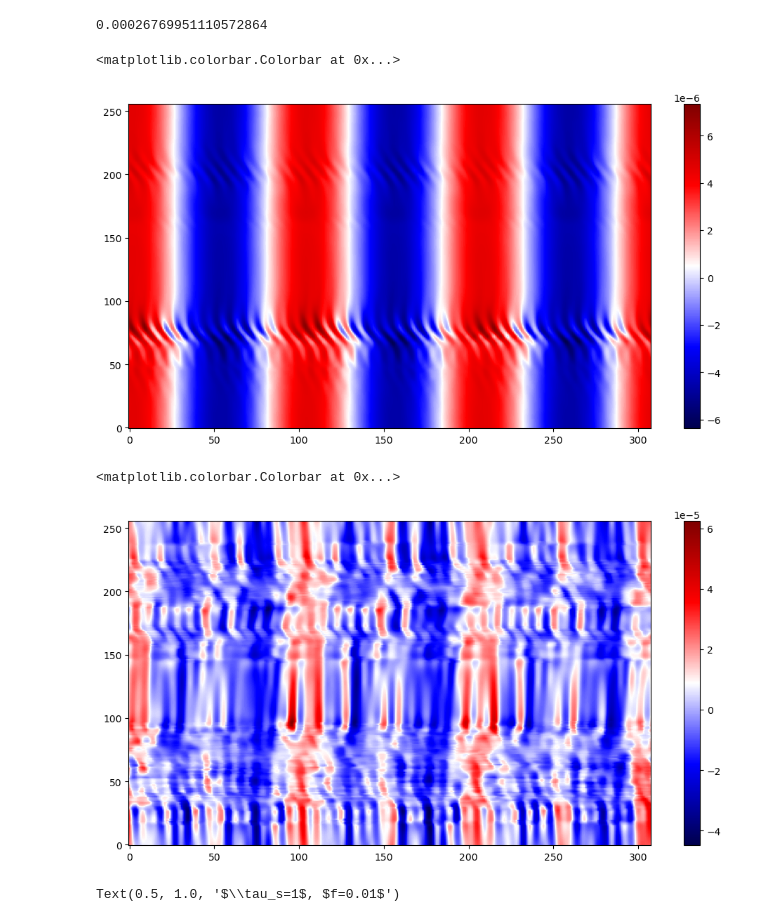
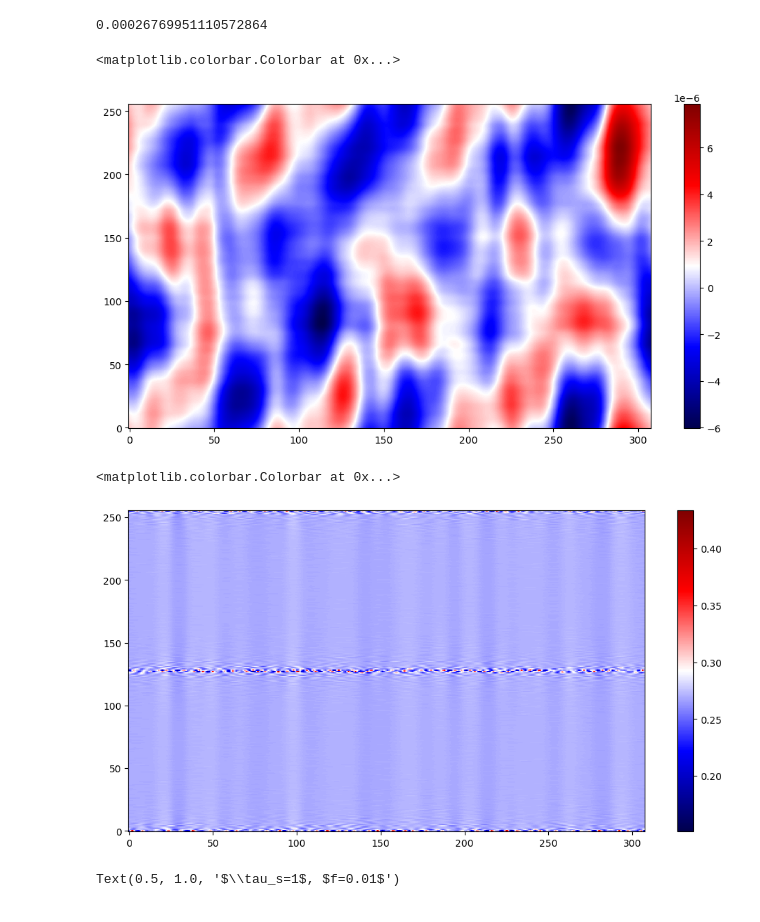
Before and after one commit to Hossam-Aly/local_dusty_warps, a Jupyter notebook: scripts/free_sloshing.ipynb, the cells around one changed output. Saved outputs shown, nothing was run; the diff lists cells and outputs as text; code cells hidden in the pictures.

Commit message:
updated data and analysis scripts

```diff
--- a/scripts/free_sloshing.ipynb
+++ b/scripts/free_sloshing.ipynb
@@ -110,8 +110,9 @@ fig, axs = plt.subplots(1,1)
 #directory = "/Users/haly/science/projects/local_dusty_warp_git/setups/free_sloshing/st_1_f_0.27/run"
 
 directory = "/Users/haly/science/projects/local_dusty_warp_git/setups/free_sloshing/st_10_f_0.81/run"
+directory = "/Users/haly/science/projects/local_dusty_warp_git/setups/free_sloshing/st_10_f_0.81/white_noise/no_feedback/run"
 
-snapshot = 1
+snapshot = 14
 Nx = 308
 Nz= 256
 
@@ -131,7 +132,7 @@ im = axs.imshow(vz_g.T,origin='lower',norm="linear",cmap="seismic", aspect='auto
 fig.colorbar(im)
 # %% [output]
 <matplotlib.colorbar.Colorbar at 0x...>
-[figure, old version]
+[figure, new version]
 # %%
 # Read and plot dust
 
@@ -144,41 +145,46 @@ fig, axs = plt.subplots(1,1)
 #directory = "/Users/haly/science/projects/local_dusty_warp_git/setups/free_sloshing/st_0.1_f_0.03/run"
 #directory = "/Users/haly/science/projects/local_dusty_warp_git/setups/free_sloshing/st_0.1_f_0.09/run"
 #directory = "/Users/haly/science/projects/local_dusty_warp_git/setups/free_sloshing/st_0.1_f_0.27/run"
 #directory = "/Users/haly/science/projects/local_dusty_warp_git/setups/free_sloshing/st_0.1_f_0.81/run"
 
 #directory = "/Users/haly/science/projects/local_dusty_warp_git/setups/free_sloshing/st_1_f_0.01/run"
 #directory = "/Users/haly/science/projects/local_dusty_warp_git/setups/free_sloshing/st_1_f_0.03/run"
 #directory = "/Users/haly/science/projects/local_dusty_warp_git/setups/free_sloshing/st_1_f_0.09/run"
 #directory = "/Users/haly/science/projects/local_dusty_warp_git/setups/free_sloshing/st_1_f_0.27/run"
 
 #directory = "/Users/haly/science/projects/local_dusty_warp_git/setups/free_sloshing/st_10_f_0.01/run"
 #directory = "/Users/haly/science/projects/local_dusty_warp_git/setups/free_sloshing/st_10_f_0.03/run"
 #directory = "/Users/haly/science/projects/local_dusty_warp_git/setups/free_sloshing/st_10_f_0.09/run"
 #directory = "/Users/haly/science/projects/local_dusty_warp_git/setups/free_sloshing/st_10_f_0.27/run"
 #directory = "/Users/haly/science/projects/local_dusty_warp_git/setups/free_sloshing/st_10_f_0.27/run"
-directory = "/Users/haly/science/projects/local_dusty_warp_git/setups/free_sloshing/st_10_f_0.81/run"
+#directory = "/Users/haly/science/projects/local_dusty_warp_git/setups/free_sloshing/st_10_f_0.81/run"
+directory = "/Users/haly/science/projects/local_dusty_warp_git/setups/free_sloshing/st_10_f_0.81/no_pi_seed/run"
+directory = "/Users/haly/science/projects/local_dusty_warp_git/setups/free_sloshing/st_10_f_0.81/white_noise/run"
+directory = "/Users/haly/science/projects/local_dusty_warp_git/setups/free_sloshing/st_10_f_0.81/white_noise/no_feedback/run"
+directory = "/Users/haly/science/projects/local_dusty_warp_git/setups/free_sloshing/st_10_f_0.81/white_noise/no_feedback/polydisperse/run"
 
-snapshot = 2
+
+snapshot = 20
 Nx = 308
 Nz= 256
 
 
 file = directory + f"/data.{snapshot:04d}.vtk"
 d = readVTK(file, geometry='cartesian')
-rho_d = d.data.get("Dust0_RHO")
-vx_d = d.data.get("Dust0_VX1")
-vy_d = d.data.get("Dust0_VX2")
-vz_d = d.data.get("Dust0_VX3")
+rho_d = d.data.get("Dust1_RHO")
+vx_d = d.data.get("Dust1_VX1")
+vy_d = d.data.get("Dust1_VX2")
+vz_d = d.data.get("Dust1_VX3")
 rho_d = rho_d.reshape(Nx,Nz)
 vx_d = vx_d.reshape(Nx,Nz)
 vy_d = vy_d.reshape(Nx,Nz)
 vz_d = vz_d.reshape(Nx,Nz)
 
-im = axs.imshow(vz_d.T,origin='lower',norm="linear",cmap="seismic", aspect='auto')
+im = axs.imshow(rho_d.T,origin='lower',norm="linear",cmap="seismic", aspect='auto')
 fig.colorbar(im)
 # %% [output]
 <matplotlib.colorbar.Colorbar at 0x...>
-[figure, old version]
+[figure, new version]
 # %%
 # calculate numerical and analytical growth rates from snapshots (like a pleb!)
 
```
Also changed, not shown: parts of 2 cells of this notebook, 22 other files.
